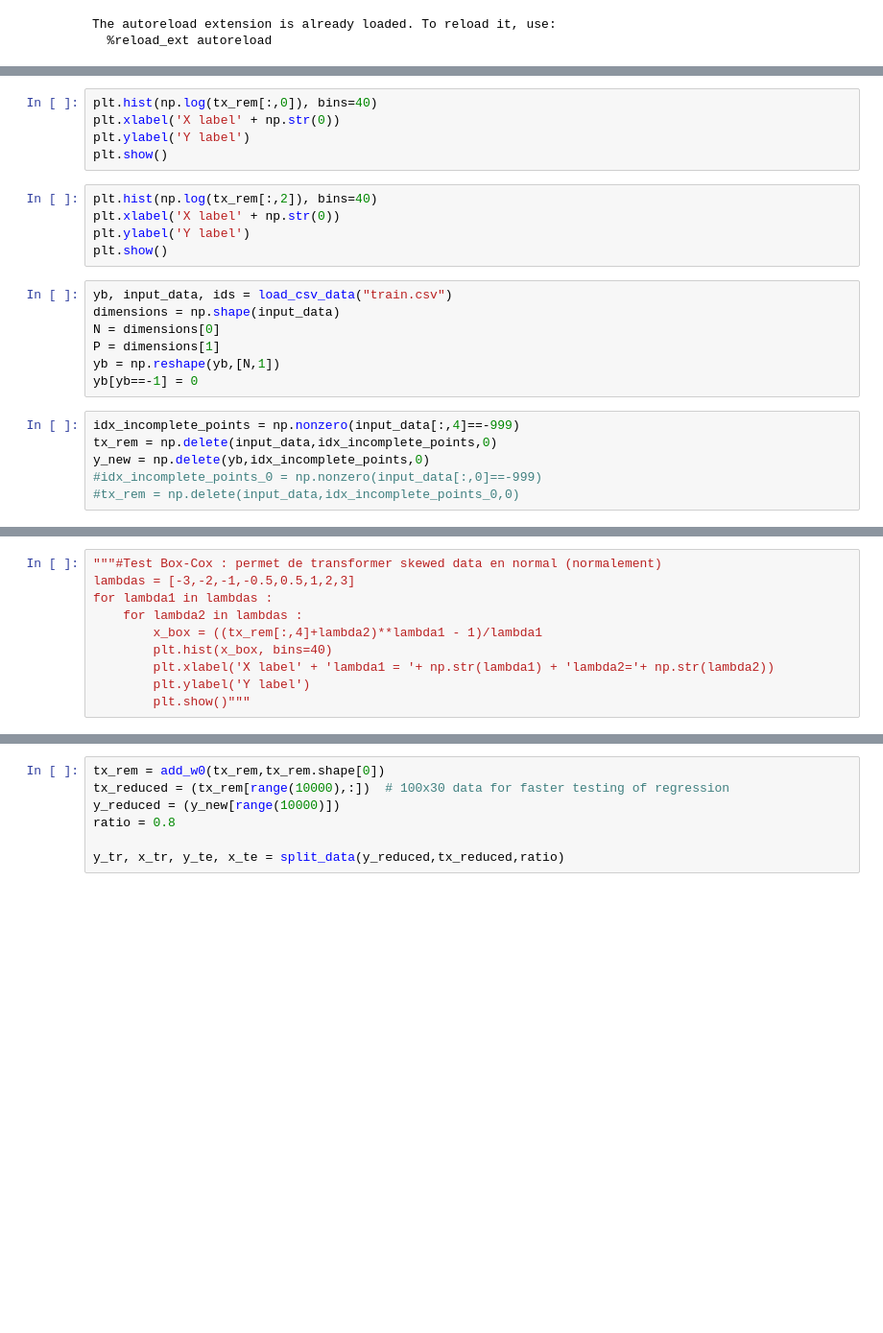
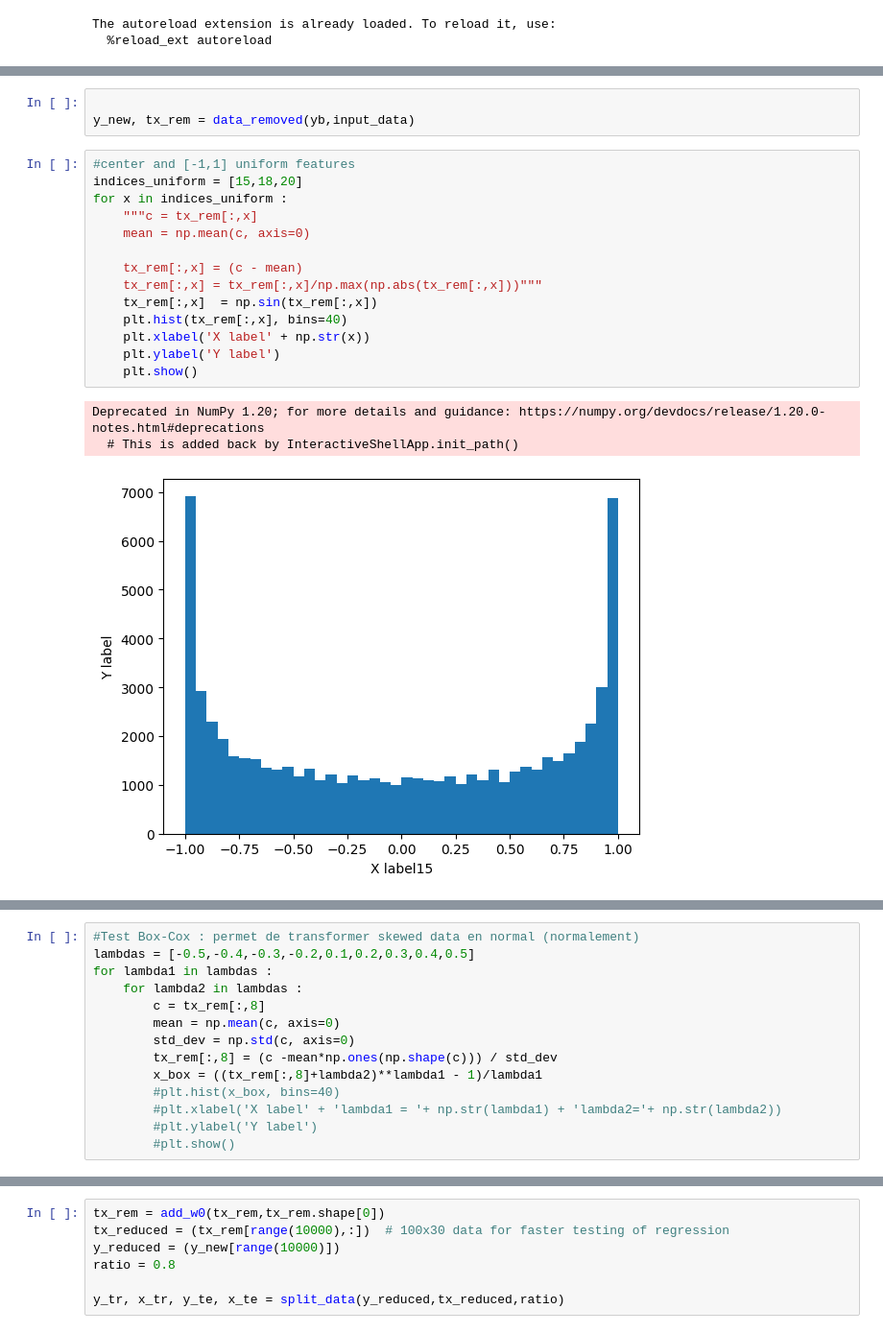
Before and after one commit to CS-433/ml-project-1-no_cs_members, a Jupyter notebook: run_lastver.ipynb, the cells around one changed output, grey strips where cells are left out. Shown at 96% size. Drawn from its saved outputs; the diff is of its cells as text; blank space fills up the shorter version.

```diff
--- a/run_lastver.ipynb
+++ b/run_lastver.ipynb
@@ -227,23 +39,21 @@ NameError: name 'input_data' is not defined
-# %%
-plt.hist(np.log(tx_rem[:,0]), bins=40)
-plt.xlabel('X label' + np.str(0))
-plt.ylabel('Y label')
-plt.show()
-# %%
-plt.hist(np.log(tx_rem[:,2]), bins=40)
-plt.xlabel('X label' + np.str(0))
-plt.ylabel('Y label')
-plt.show()
-# %%
-yb, input_data, ids = load_csv_data("train.csv")
-dimensions = np.shape(input_data)
-N = dimensions[0]
-P = dimensions[1]
-yb = np.reshape(yb,[N,1])
-yb[yb==-1] = 0
-# %%
-idx_incomplete_points = np.nonzero(input_data[:,4]==-999)
-tx_rem = np.delete(input_data,idx_incomplete_points,0)
-y_new = np.delete(yb,idx_incomplete_points,0)
-#idx_incomplete_points_0 = np.nonzero(input_data[:,0]==-999)
-#tx_rem = np.delete(input_data,idx_incomplete_points_0,0)
+# %%
+
+y_new, tx_rem = data_removed(yb,input_data)
+# %%
+#center and [-1,1] uniform features
+indices_uniform = [15,18,20]
+for x in indices_uniform :
+    """c = tx_rem[:,x]
+    mean = np.mean(c, axis=0)
+
+    tx_rem[:,x] = (c - mean)
+    tx_rem[:,x] = tx_rem[:,x]/np.max(np.abs(tx_rem[:,x]))"""
+    tx_rem[:,x]  = np.sin(tx_rem[:,x])
+    plt.hist(tx_rem[:,x], bins=40)
+    plt.xlabel('X label' + np.str(x))
+    plt.ylabel('Y label')
+    plt.show()
+# %% [output]
+Deprecated in NumPy 1.20; for more details and guidance: https://numpy.org/devdocs/release/1.20.0-notes.html#deprecations
+  # This is added back by InteractiveShellApp.init_path()
+[figure, added]
@@ -250,10 +62,14 @@ y_new = np.delete(yb,idx_incomplete_points,0)
 # %%
-"""#Test Box-Cox : permet de transformer skewed data en normal (normalement)
-lambdas = [-3,-2,-1,-0.5,0.5,1,2,3]
+#Test Box-Cox : permet de transformer skewed data en normal (normalement)
+lambdas = [-0.5,-0.4,-0.3,-0.2,0.1,0.2,0.3,0.4,0.5]
 for lambda1 in lambdas :
     for lambda2 in lambdas :
-        x_box = ((tx_rem[:,4]+lambda2)**lambda1 - 1)/lambda1
-        plt.hist(x_box, bins=40)
-        plt.xlabel('X label' + 'lambda1 = '+ np.str(lambda1) + 'lambda2='+ np.str(lambda2))
-        plt.ylabel('Y label')
-        plt.show()"""
+        c = tx_rem[:,8]
+        mean = np.mean(c, axis=0)
+        std_dev = np.std(c, axis=0)
+        tx_rem[:,8] = (c -mean*np.ones(np.shape(c))) / std_dev
+        x_box = ((tx_rem[:,8]+lambda2)**lambda1 - 1)/lambda1
+        #plt.hist(x_box, bins=40)
+        #plt.xlabel('X label' + 'lambda1 = '+ np.str(lambda1) + 'lambda2='+ np.str(lambda2))
+        #plt.ylabel('Y label')
+        #plt.show()
```
Also changed, not shown: parts of 40 cells of this notebook, 6 other files.
